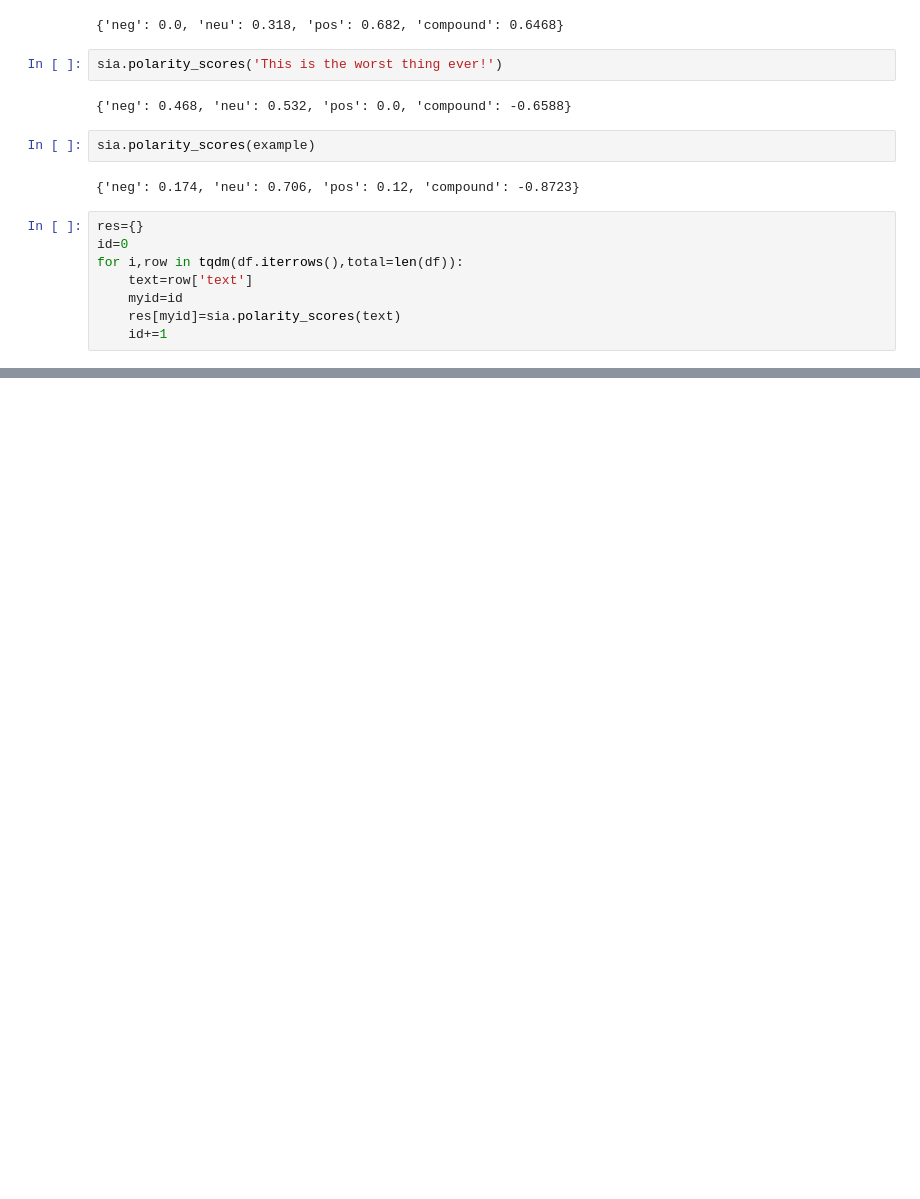
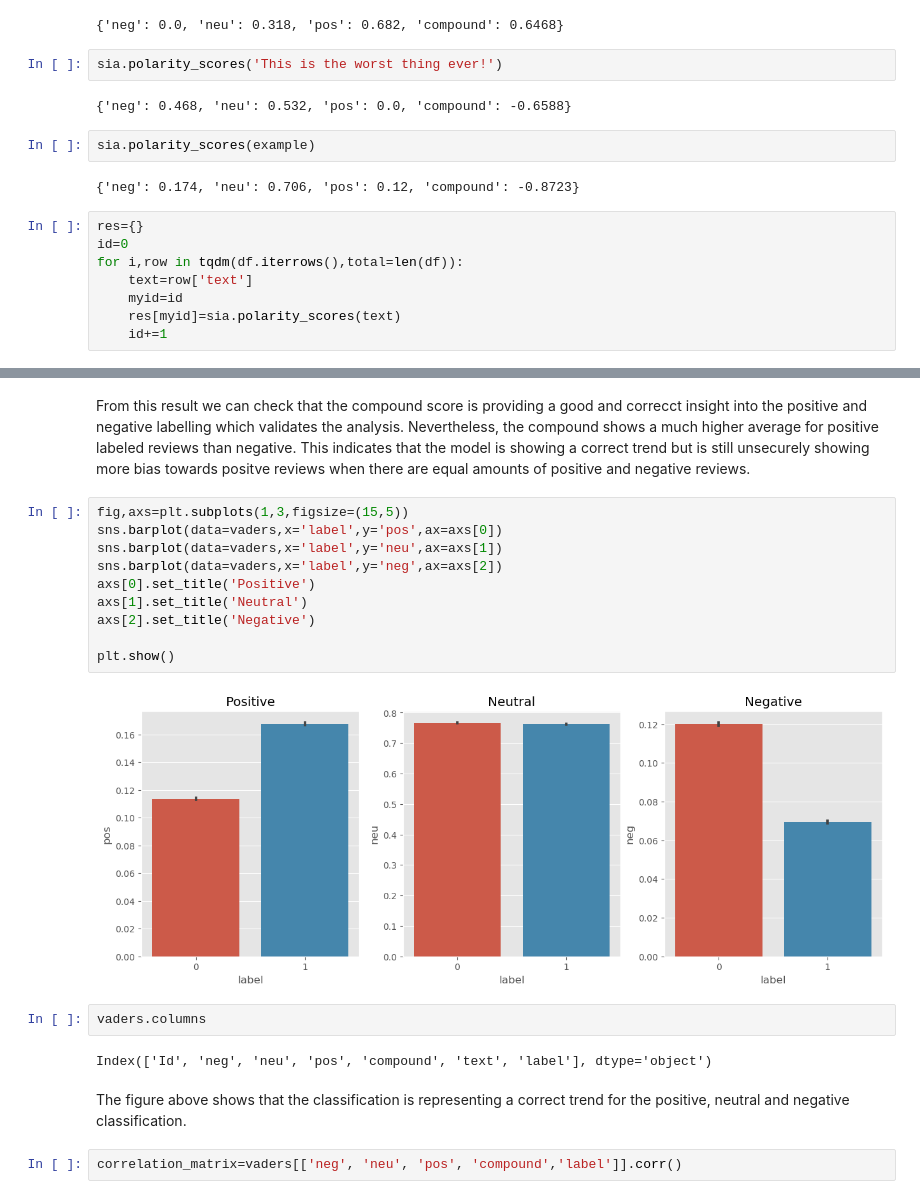
Before and after one commit to tommf00/Data-Science-Portfolio, a Jupyter notebook: Sentiment Analysis IMDB/sentiment_analysis_imdb.ipynb, the cells around one changed output, grey strips where cells are left out. Saved outputs shown, nothing was run; the diff lists cells and outputs as text; blank space fills up the shorter version.

```diff
--- a/Sentiment Analysis IMDB/sentiment_analysis_imdb.ipynb
+++ b/Sentiment Analysis IMDB/sentiment_analysis_imdb.ipynb
@@ -151,0 +160,22 @@ vaders
+# %% [markdown]
+From this result we can check that the compound score is providing a good and correcct insight into the positive and negative labelling which validates the analysis. Nevertheless, the compound shows a much higher average for positive labeled reviews than negative. This indicates that the model is showing a correct trend but is still unsecurely showing more bias towards positve reviews when there are equal amounts of positive and negative reviews.
+# %%
+fig,axs=plt.subplots(1,3,figsize=(15,5))
+sns.barplot(data=vaders,x='label',y='pos',ax=axs[0])
+sns.barplot(data=vaders,x='label',y='neu',ax=axs[1])
+sns.barplot(data=vaders,x='label',y='neg',ax=axs[2])
+axs[0].set_title('Positive')
+axs[1].set_title('Neutral')
+axs[2].set_title('Negative')
+
+plt.show()
+# %% [output]
+[figure, added]
+# %%
+vaders.columns
+# %% [output]
+Index(['Id', 'neg', 'neu', 'pos', 'compound', 'text', 'label'], dtype='object')
+# %% [markdown]
+The figure above shows that the classification is representing a correct trend for the positive, neutral and negative classification.
+# %%
+correlation_matrix=vaders[['neg', 'neu', 'pos', 'compound','label']].corr()
```
Also changed, not shown: parts of 23 cells of this notebook.
